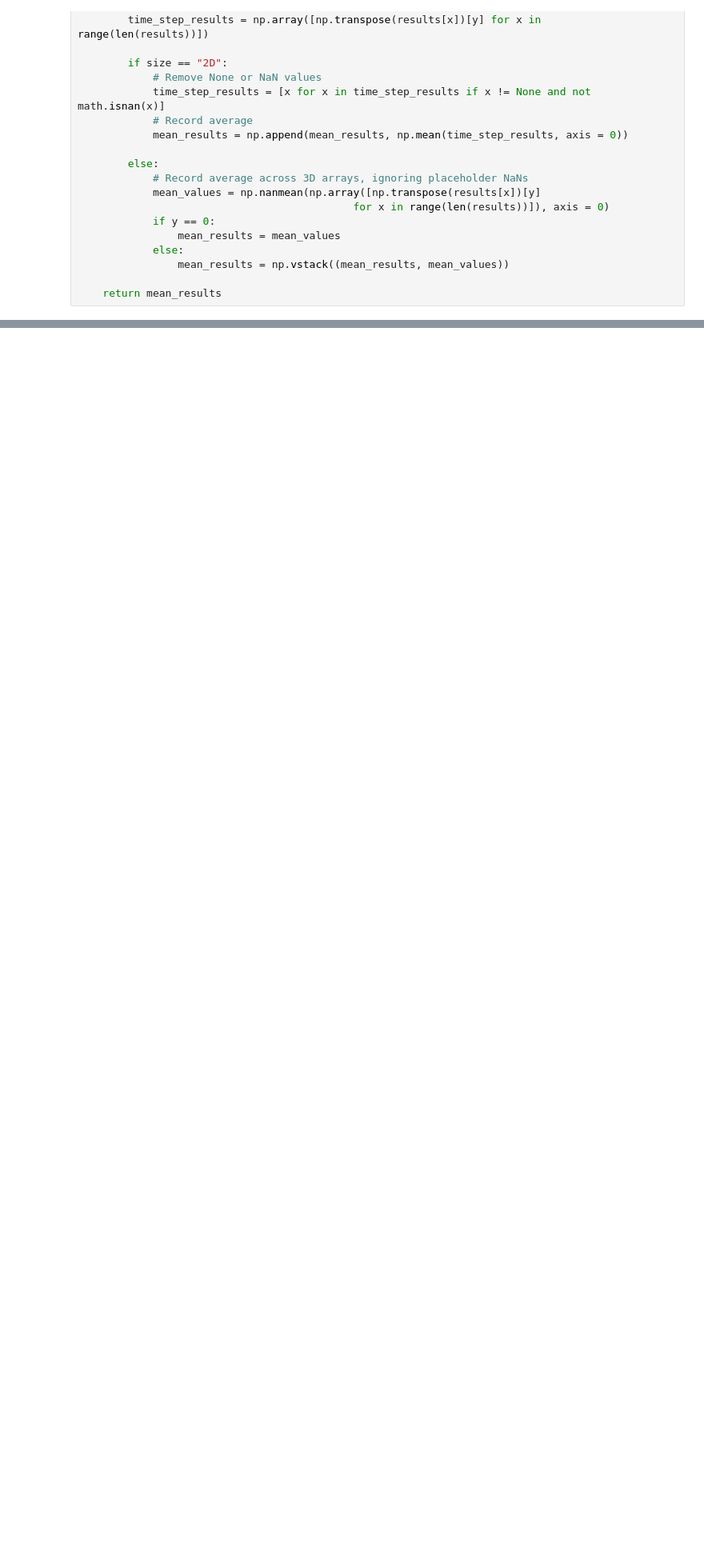
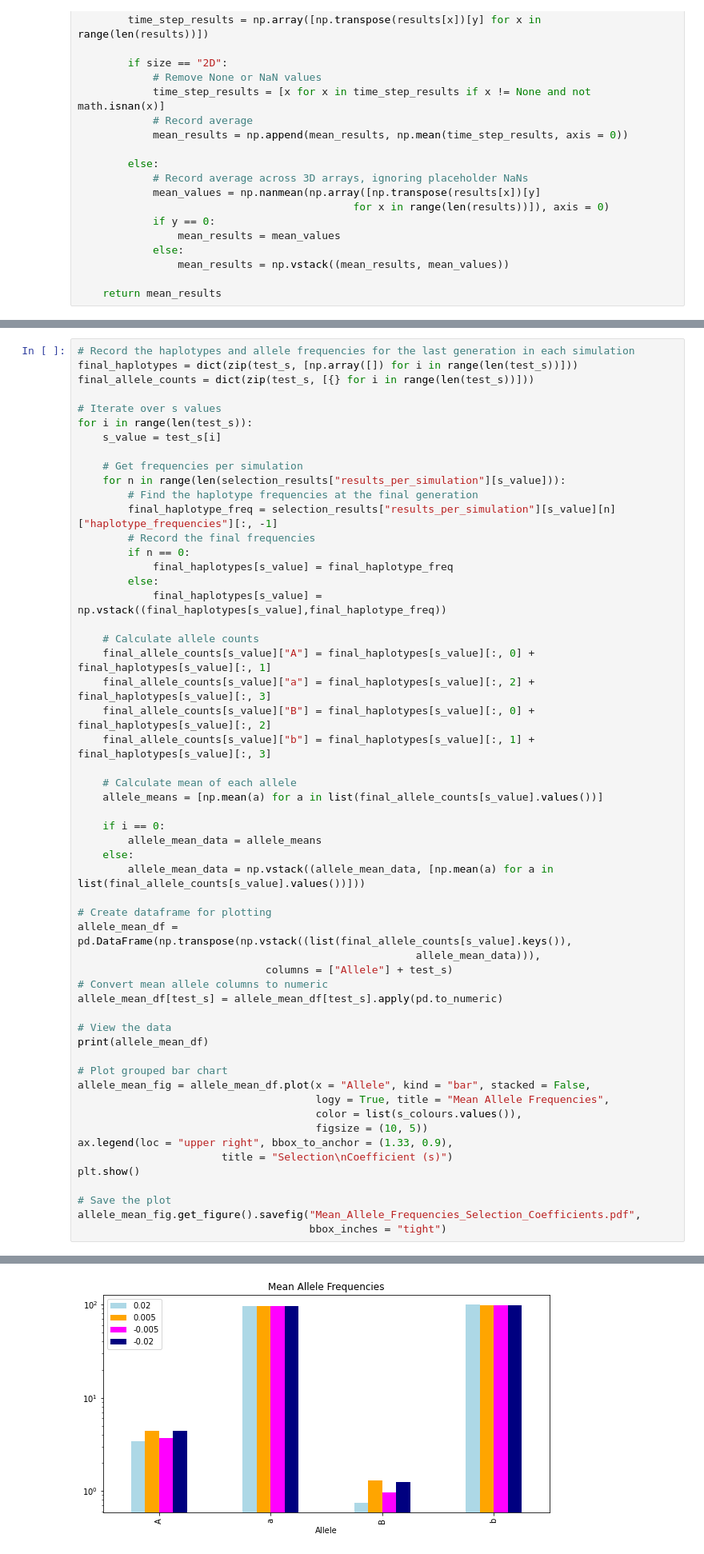
Before and after one commit to TomMakesThings/Wright-Fisher-Simulator, a Jupyter notebook: WrightFisher.ipynb, the cells around one changed output, grey strips where cells are left out. Shown at 80% size. Cells and saved outputs as stored; diff of their text form; blank space fills up the shorter version.

Commit message:
Created mean allele frequency plot

```diff
--- a/WrightFisher.ipynb
+++ b/WrightFisher.ipynb
@@ -796,0 +812,56 @@ s_haplotype_fig = plotHaplotypeFrequency(haplotype_colours, selection_results, a
+# %%
+# Record the haplotypes and allele frequencies for the last generation in each simulation
+final_haplotypes = dict(zip(test_s, [np.array([]) for i in range(len(test_s))]))
+final_allele_counts = dict(zip(test_s, [{} for i in range(len(test_s))]))
+
+# Iterate over s values
+for i in range(len(test_s)):
+    s_value = test_s[i]
+
+    # Get frequencies per simulation
+    for n in range(len(selection_results["results_per_simulation"][s_value])):
+        # Find the haplotype frequencies at the final generation
+        final_haplotype_freq = selection_results["results_per_simulation"][s_value][n]["haplotype_frequencies"][:, -1]
+        # Record the final frequencies
+        if n == 0:
+            final_haplotypes[s_value] = final_haplotype_freq
+        else:
+            final_haplotypes[s_value] = np.vstack((final_haplotypes[s_value],final_haplotype_freq))
+
+    # Calculate allele counts
+    final_allele_counts[s_value]["A"] = final_haplotypes[s_value][:, 0] + final_haplotypes[s_value][:, 1]
+    final_allele_counts[s_value]["a"] = final_haplotypes[s_value][:, 2] + final_haplotypes[s_value][:, 3]
+    final_allele_counts[s_value]["B"] = final_haplotypes[s_value][:, 0] + final_haplotypes[s_value][:, 2]
+    final_allele_counts[s_value]["b"] = final_haplotypes[s_value][:, 1] + final_haplotypes[s_value][:, 3]
+
+    # Calculate mean of each allele
+    allele_means = [np.mean(a) for a in list(final_allele_counts[s_value].values())]
+
+    if i == 0:
+        allele_mean_data = allele_means
+    else:
+        allele_mean_data = np.vstack((allele_mean_data, [np.mean(a) for a in list(final_allele_counts[s_value].values())]))
+
+# Create dataframe for plotting
+allele_mean_df = pd.DataFrame(np.transpose(np.vstack((list(final_allele_counts[s_value].keys()),
+                                                      allele_mean_data))),
+                              columns = ["Allele"] + test_s)
+# Convert mean allele columns to numeric
+allele_mean_df[test_s] = allele_mean_df[test_s].apply(pd.to_numeric)
+
+# View the data
+print(allele_mean_df)
+
+# Plot grouped bar chart
+allele_mean_fig = allele_mean_df.plot(x = "Allele", kind = "bar", stacked = False,
+                                      logy = True, title = "Mean Allele Frequencies",
+                                      color = list(s_colours.values()),
+                                      figsize = (10, 5))
+ax.legend(loc = "upper right", bbox_to_anchor = (1.33, 0.9),
+                       title = "Selection\nCoefficient (s)")
+plt.show()
+
+# Save the plot
+allele_mean_fig.get_figure().savefig("Mean_Allele_Frequencies_Selection_Coefficients.pdf",
+                                     bbox_inches = "tight")
+# %% [output]
@@ -796,0 +873 @@ s_haplotype_fig = plotHaplotypeFrequency(haplotype_colours, selection_results, a
+[figure, added]
```
Also changed, not shown: parts of 14 cells of this notebook, 8 other files.
